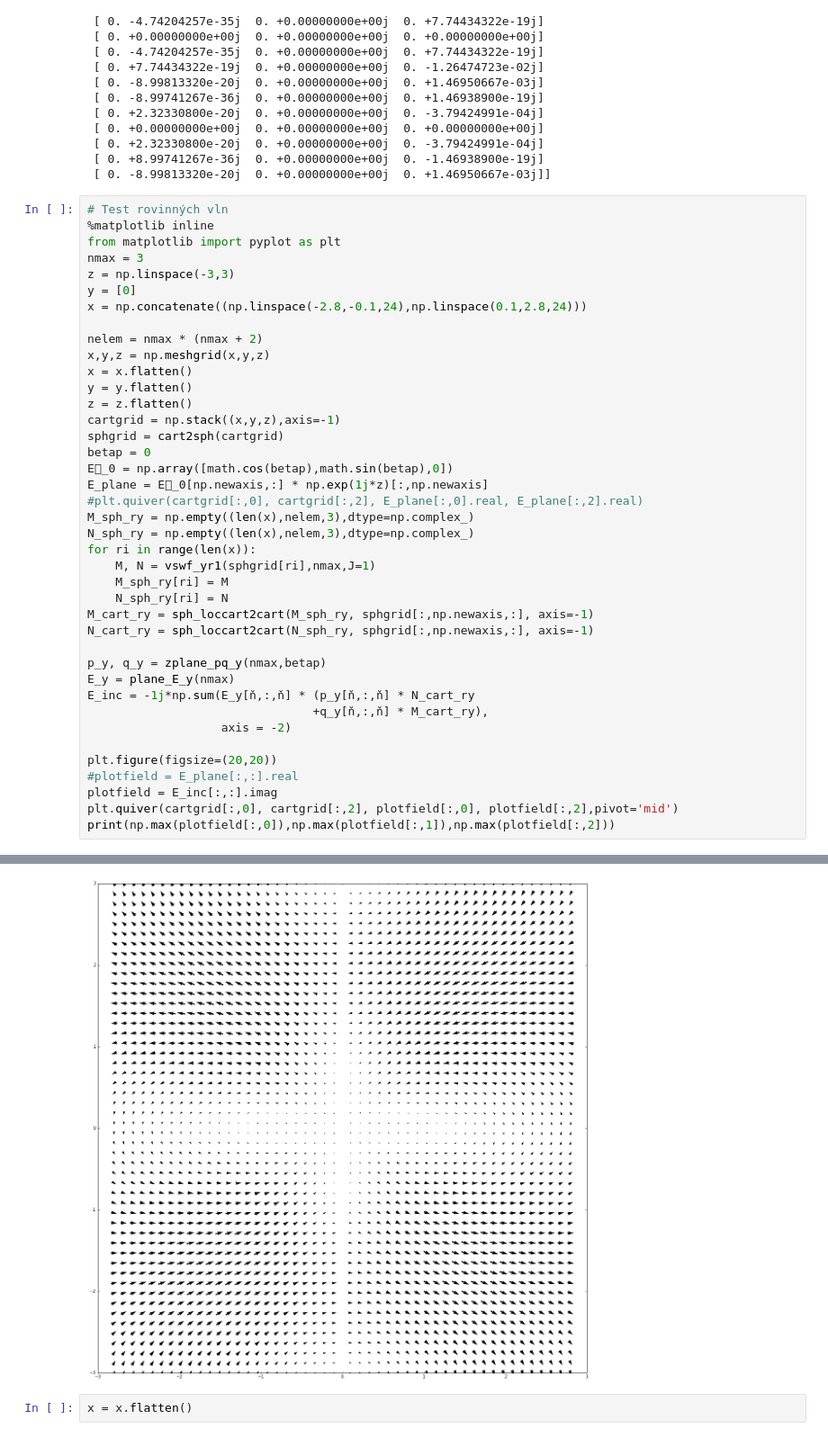
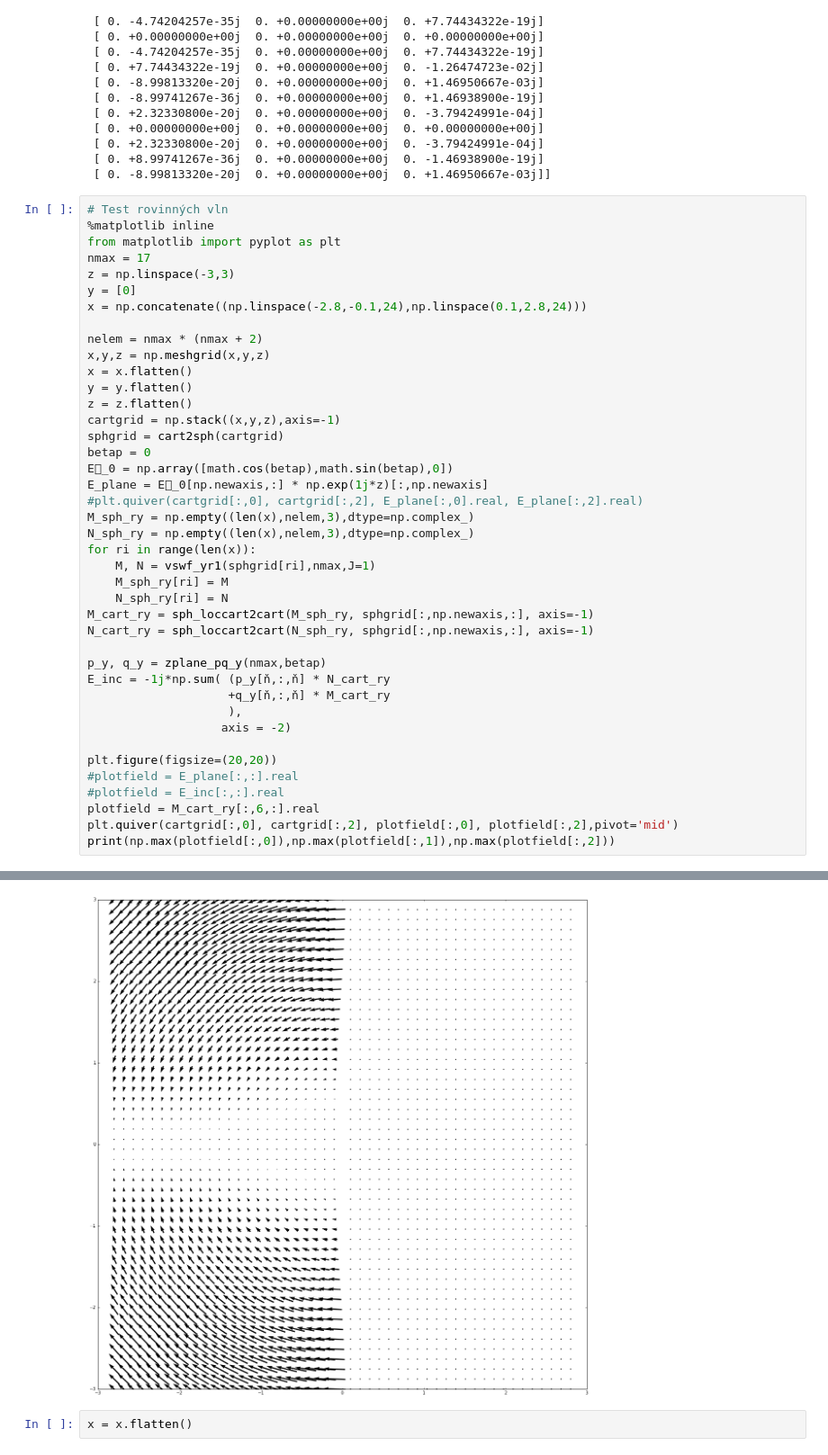
Before and after one commit to texnokrates/qpms-ipynotebooks, a Jupyter notebook: Scattering-Taylor.ipynb, the cells around one changed output, grey strips where cells are left out. Shown at 90% size. Cells and saved outputs as stored; diff of their text form.

```diff
--- a/Scattering-Taylor.ipynb
+++ b/Scattering-Taylor.ipynb
@@ -372,7 +436,7 @@ print(Mcart_y)
 # Test rovinných vln
 %matplotlib inline
 from matplotlib import pyplot as plt
-nmax = 3
+nmax = 17
 z = np.linspace(-3,3)
 y = [0]
 x = np.concatenate((np.linspace(-2.8,-0.1,24),np.linspace(0.1,2.8,24)))
@@ -398,14 +462,15 @@ M_cart_ry = sph_loccart2cart(M_sph_ry, sphgrid[:,np.newaxis,:], axis=-1)
 N_cart_ry = sph_loccart2cart(N_sph_ry, sphgrid[:,np.newaxis,:], axis=-1)
 
 p_y, q_y = zplane_pq_y(nmax,betap)
-E_y = plane_E_y(nmax)
-E_inc = -1j*np.sum(E_y[ň,:,ň] * (p_y[ň,:,ň] * N_cart_ry
-                                +q_y[ň,:,ň] * M_cart_ry),
+E_inc = -1j*np.sum( (p_y[ň,:,ň] * N_cart_ry
+                    +q_y[ň,:,ň] * M_cart_ry
+                    ),
                    axis = -2)
 
 plt.figure(figsize=(20,20))
 #plotfield = E_plane[:,:].real
-plotfield = E_inc[:,:].imag
+#plotfield = E_inc[:,:].real
+plotfield = M_cart_ry[:,6,:].real
 plt.quiver(cartgrid[:,0], cartgrid[:,2], plotfield[:,0], plotfield[:,2],pivot='mid')
 print(np.max(plotfield[:,0]),np.max(plotfield[:,1]),np.max(plotfield[:,2]))
 # %% [output]
@@ -413,4 +478,4 @@ print(np.max(plotfield[:,0]),np.max(plotfield[:,1]),np.max(plotfield[:,2]))
-[figure, old version]
+[figure, new version]
 # %%
 x = x.flatten()
 # %% [output]
```
Also changed, not shown: parts of 4 cells of this notebook.
